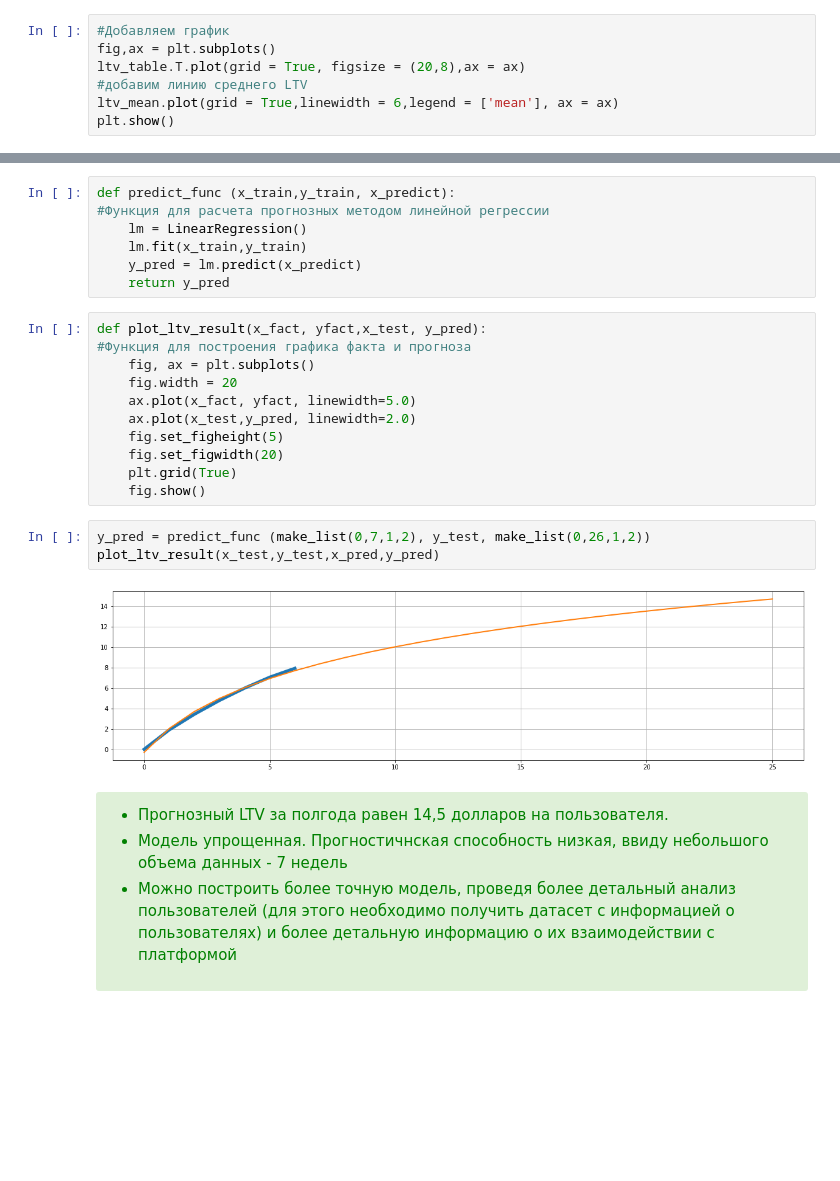
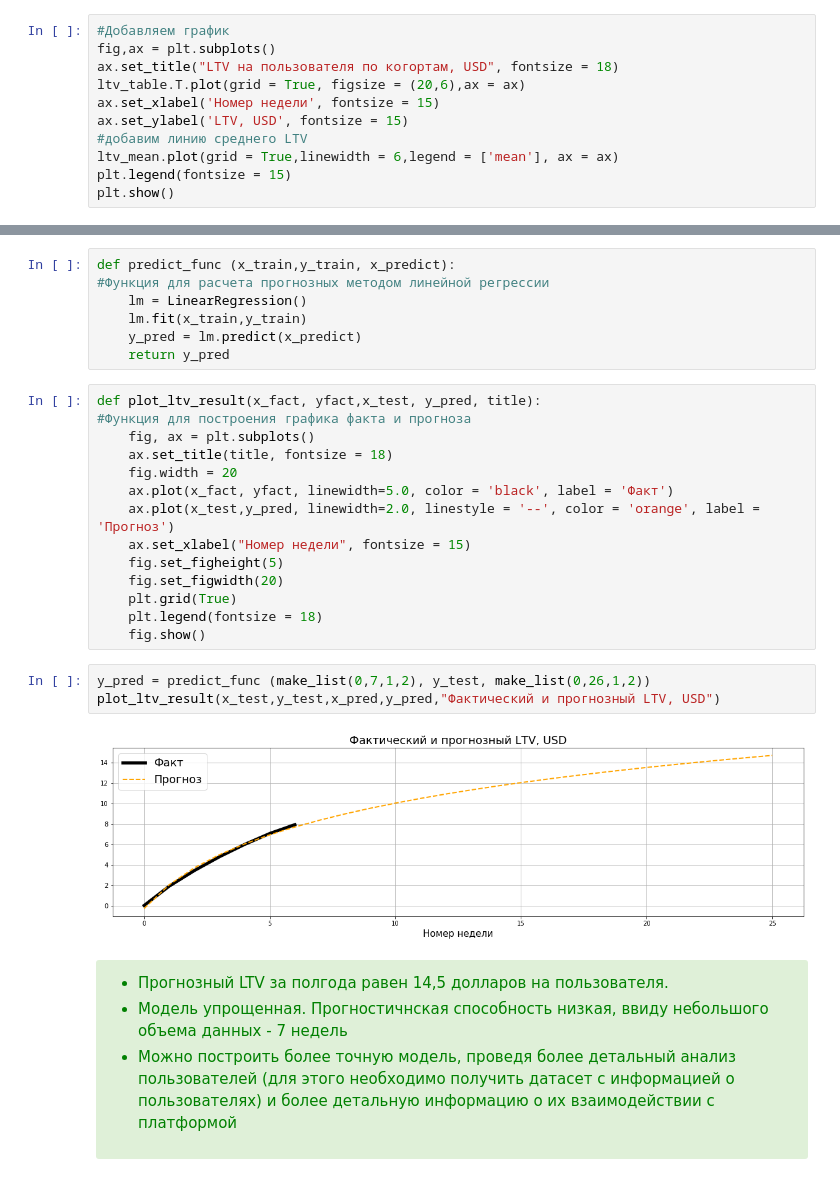
Before and after one commit to Triffonn/Test_task_kivork, a Jupyter notebook: Kivork_test.ipynb, the cells around one changed output, grey strips where cells are left out. Saved outputs shown, nothing was run; the diff lists cells and outputs as text; blank space fills up the shorter version.

```diff
--- a/Kivork_test.ipynb
+++ b/Kivork_test.ipynb
@@ -165,8 +167,12 @@ See the caveats in the documentation: https://pandas.pydata.org/pandas-docs/stab
 # %%
 #Добавляем график
 fig,ax = plt.subplots()
-ltv_table.T.plot(grid = True, figsize = (20,8),ax = ax)
+ax.set_title("LTV на пользователя по когортам, USD", fontsize = 18)
+ltv_table.T.plot(grid = True, figsize = (20,6),ax = ax)
+ax.set_xlabel('Номер недели', fontsize = 15)
+ax.set_ylabel('LTV, USD', fontsize = 15)
 #добавим линию среднего LTV
 ltv_mean.plot(grid = True,linewidth = 6,legend = ['mean'], ax = ax)
+plt.legend(fontsize = 15)
 plt.show()
 # %% [output]
@@ -223,21 +237,24 @@ def predict_func (x_train,y_train, x_predict):
     y_pred = lm.predict(x_predict)
     return y_pred
 # %%
-def plot_ltv_result(x_fact, yfact,x_test, y_pred):
+def plot_ltv_result(x_fact, yfact,x_test, y_pred, title):
 #Функция для построения графика факта и прогноза
     fig, ax = plt.subplots()
+    ax.set_title(title, fontsize = 18)
     fig.width = 20
-    ax.plot(x_fact, yfact, linewidth=5.0)
-    ax.plot(x_test,y_pred, linewidth=2.0)
+    ax.plot(x_fact, yfact, linewidth=5.0, color = 'black', label = 'Факт')
+    ax.plot(x_test,y_pred, linewidth=2.0, linestyle = '--', color = 'orange', label = 'Прогноз')
+    ax.set_xlabel("Номер недели", fontsize = 15)
     fig.set_figheight(5)
     fig.set_figwidth(20)
     plt.grid(True)
+    plt.legend(fontsize = 18)
     fig.show()
 # %%
 y_pred = predict_func (make_list(0,7,1,2), y_test, make_list(0,26,1,2))
-plot_ltv_result(x_test,y_test,x_pred,y_pred)
+plot_ltv_result(x_test,y_test,x_pred,y_pred,"Фактический и прогнозный LTV, USD")
 # %% [output]
-[figure, old version]
+[figure, new version]
 # %% [markdown]
 <div class="alert alert-block alert-success"><span style="color:green">
 
```
Also changed, not shown: parts of 14 cells of this notebook, 1 other file.
